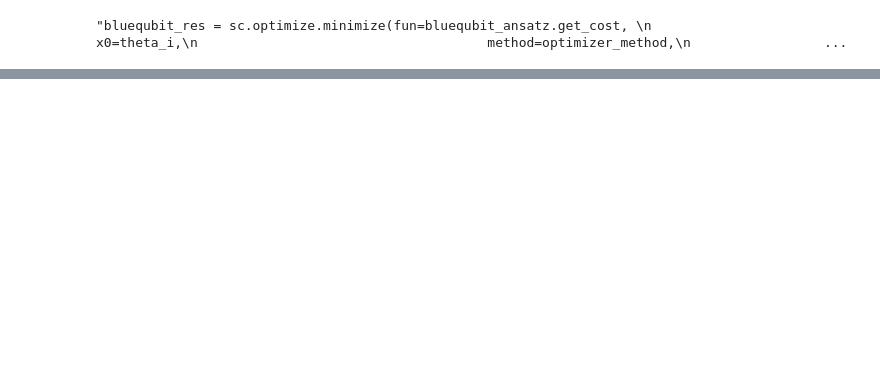
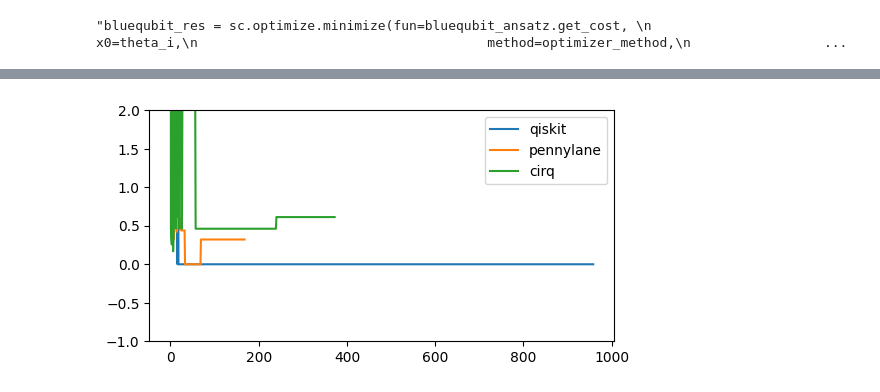
Before and after one commit to seba2390/Azurestuff, a Jupyter notebook: scripts/pennylane_comparison.ipynb, the cells around one changed output, grey strips where cells are left out. Cells and saved outputs as stored; diff of their text form; code cells hidden in the pictures; blank space fills up the shorter version.

```diff
--- a/scripts/pennylane_comparison.ipynb
+++ b/scripts/pennylane_comparison.ipynb
@@ -246,0 +268,10 @@ cirq_ansatz.circuit_time, cirq_ansatz.cost_time
+# %%
+fig, ax = plt.subplots(1,1, figsize=(6,3))
+ax.plot([it for it in range(len(qiskit_costs))], qiskit_costs, label='qiskit')
+ax.plot([it for it in range(len(pennylane_costs))], pennylane_costs, label='pennylane')
+ax.plot([it for it in range(len(cirq_costs))], cirq_costs, label='cirq')
+ax.legend()
+ax.set_ylim(-1,2)
+plt.show()
+# %% [output]
+[figure, added]
```
Also changed, not shown: parts of 9 cells of this notebook.
